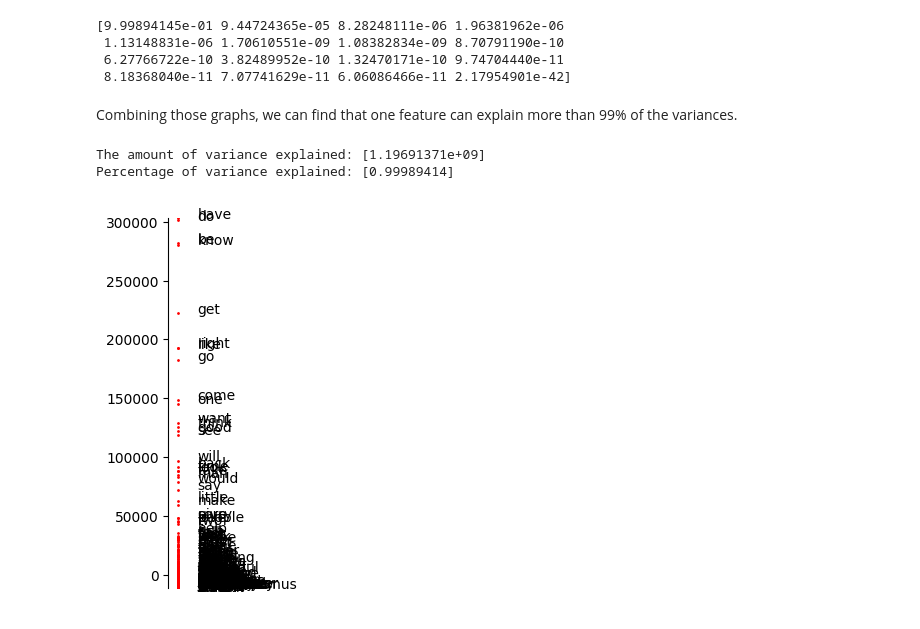
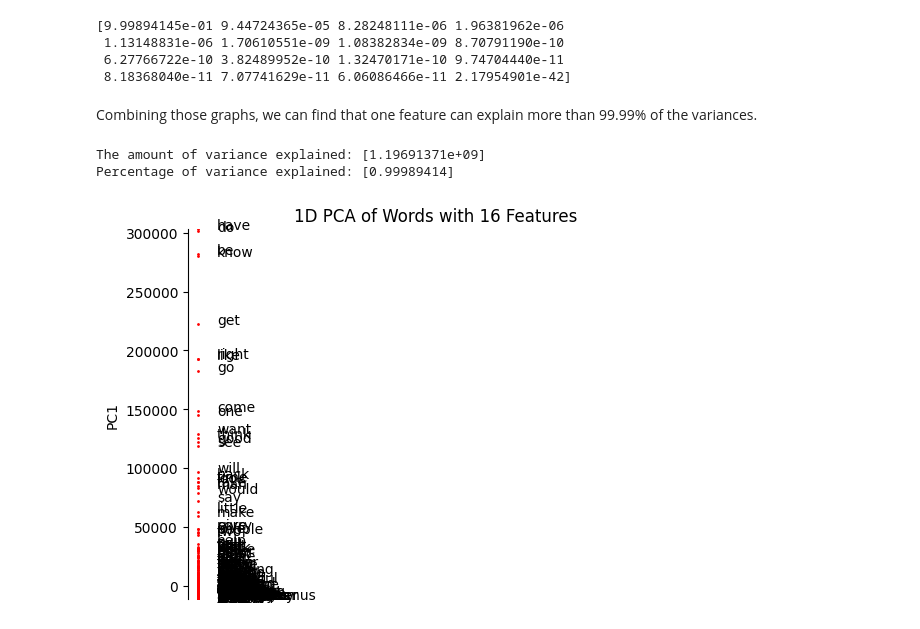
Before and after one commit to hassan3301/COG403Project, a Jupyter notebook: pca.ipynb, the cells around one changed output. Cells and saved outputs as stored; diff of their text form; code cells hidden in the pictures.

```diff
--- a/pca.ipynb
+++ b/pca.ipynb
@@ -40,27 +40,29 @@ print(pca.explained_variance_ratio_)
  6.27766722e-10 3.82489952e-10 1.32470171e-10 9.74704440e-11
  8.18368040e-11 7.07741629e-11 6.06086466e-11 2.17954901e-42]
 # %% [markdown]
-Combining those graphs, we can find that one feature can explain more than 99% of the variances.
+Combining those graphs, we can find that one feature can explain more than 99.99% of the variances.
 # %%
 new_pca = PCA(n_components=1)
 new_df = new_pca.fit_transform(merged_df)
 print(f"The amount of variance explained: {new_pca.explained_variance_}")
 print(f"Percentage of variance explained: {new_pca.explained_variance_ratio_}")
 fig, ax = plt.subplots()
 ax.xaxis.set_visible(False)
 ax.spines['right'].set_visible(False)
 ax.spines['top'].set_visible(False)
 ax.spines['bottom'].set_visible(False)
 ax.set_ylim(min(new_df), max(new_df))
 ax.scatter([0]*len(new_df), new_df, marker='o', s=1, c='r')
 ax.set_xlim(-0.1,5)
+ax.set_ylabel('PC1')
 for i in range(len(new_df)):
     ax.annotate(word_df.at[i, 'Word'], xy=(0.20, new_df[i]))
+plt.title('1D PCA of Words with 16 Features')
 plt.show()
 # %% [output]
 The amount of variance explained: [1.19691371e+09]
 Percentage of variance explained: [0.99989414]
-[figure, old version]
+[figure, new version]
 # %%
 # only for dataset update
 word_df['PC1'] = new_df
```
